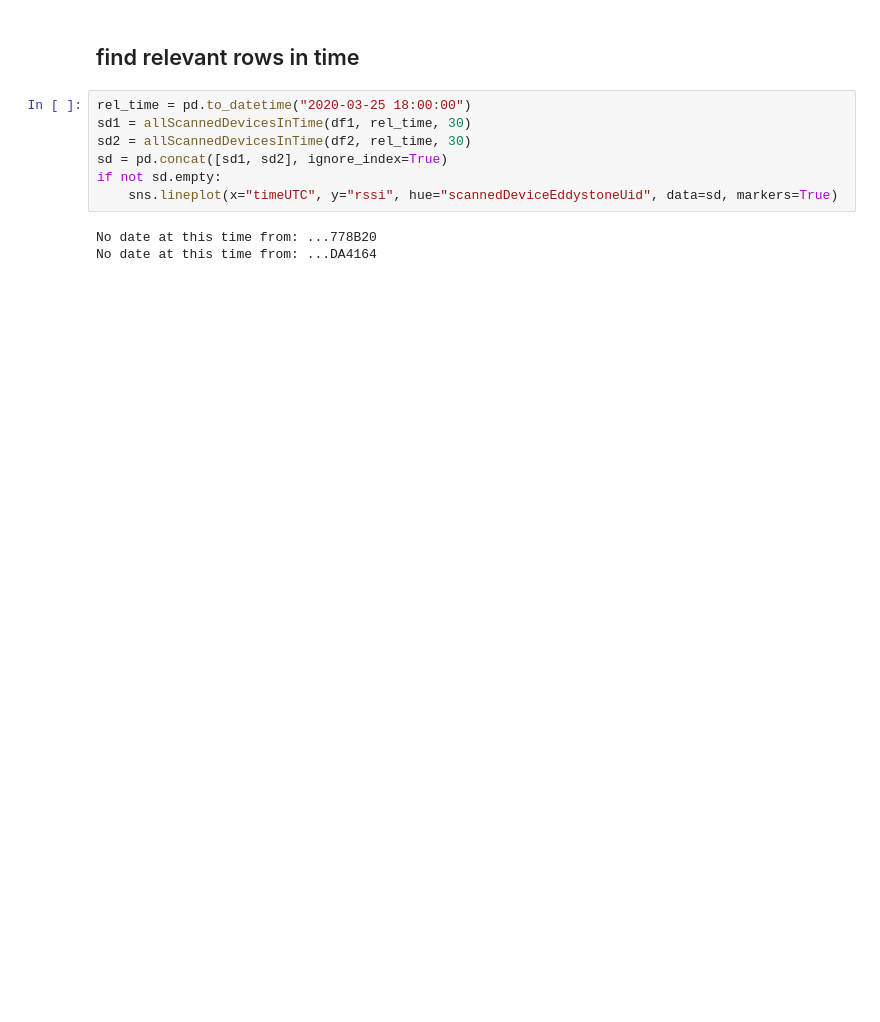
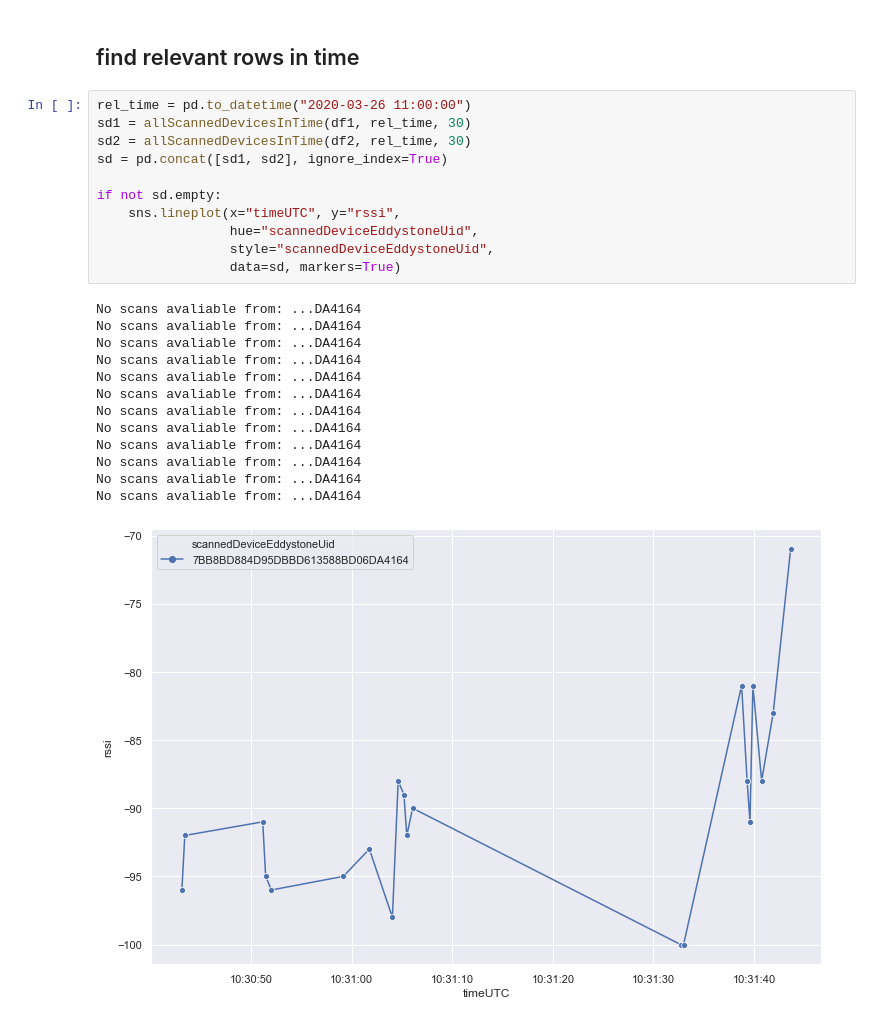
Before and after one commit to CylocTeam/BluetoothGeoClustering, a Jupyter notebook: bluetooth_read_data.ipynb, the cells around one changed output. Drawn from its saved outputs; the diff is of its cells as text; blank space fills up the shorter version.

```diff
--- a/bluetooth_read_data.ipynb
+++ b/bluetooth_read_data.ipynb
@@ -73,12 +73,27 @@ df2.tail()
 # %% [markdown]
 ## find relevant rows in time
 # %%
-rel_time = pd.to_datetime("2020-03-25 18:00:00")
+rel_time = pd.to_datetime("2020-03-26 11:00:00")
 sd1 = allScannedDevicesInTime(df1, rel_time, 30)
 sd2 = allScannedDevicesInTime(df2, rel_time, 30)
 sd = pd.concat([sd1, sd2], ignore_index=True)
+
 if not sd.empty:
-    sns.lineplot(x="timeUTC", y="rssi", hue="scannedDeviceEddystoneUid", data=sd, markers=True)
+    sns.lineplot(x="timeUTC", y="rssi",
+                 hue="scannedDeviceEddystoneUid",
+                 style="scannedDeviceEddystoneUid",
+                 data=sd, markers=True)
 # %% [output]
-No date at this time from: ...778B20
-No date at this time from: ...DA4164
+No scans avaliable from: ...DA4164
+No scans avaliable from: ...DA4164
+No scans avaliable from: ...DA4164
+No scans avaliable from: ...DA4164
+No scans avaliable from: ...DA4164
+No scans avaliable from: ...DA4164
+No scans avaliable from: ...DA4164
+No scans avaliable from: ...DA4164
+No scans avaliable from: ...DA4164
+No scans avaliable from: ...DA4164
+No scans avaliable from: ...DA4164
+No scans avaliable from: ...DA4164
+[figure, added]
```
Also changed, not shown: parts of 2 cells of this notebook.
